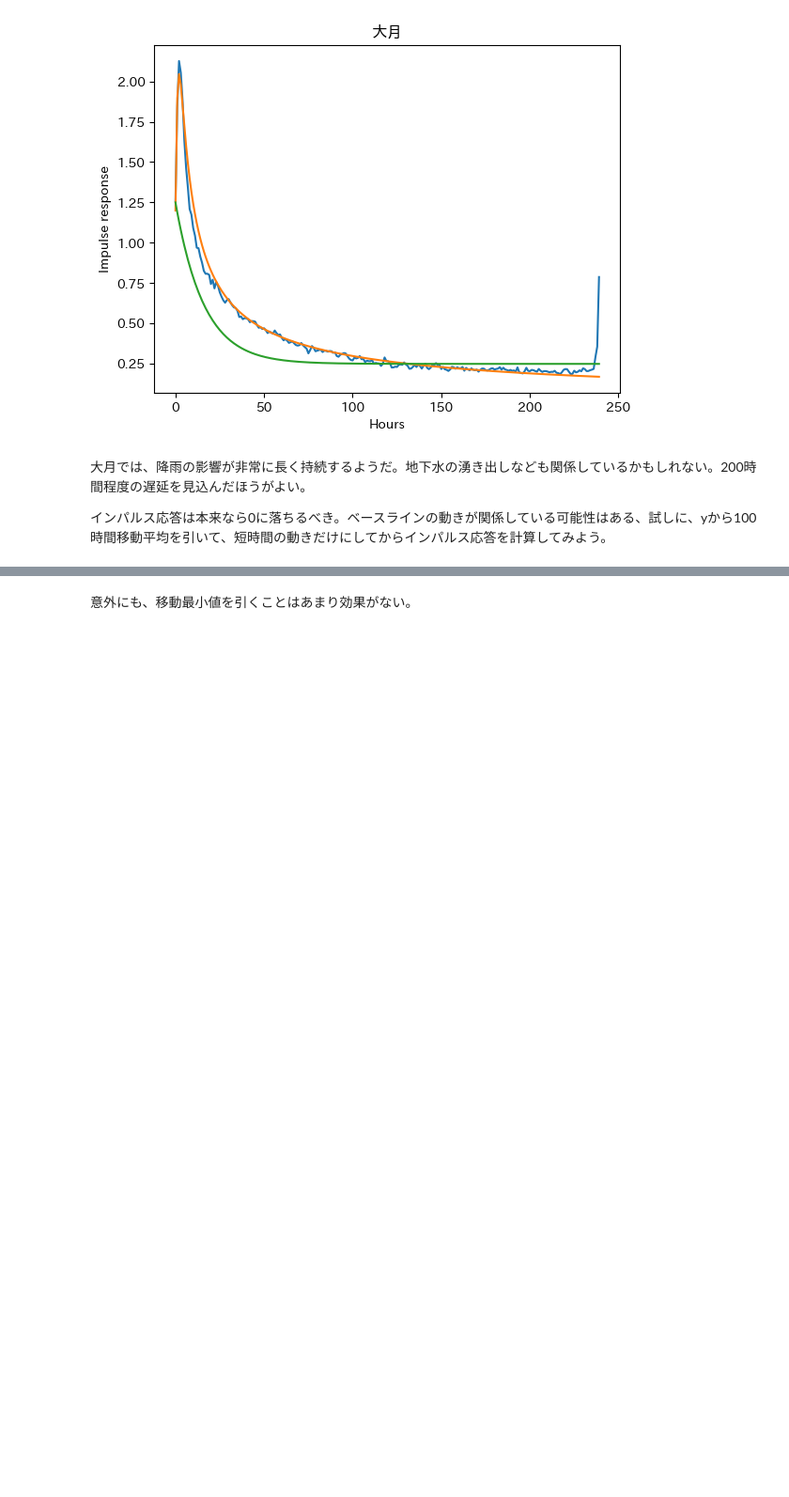
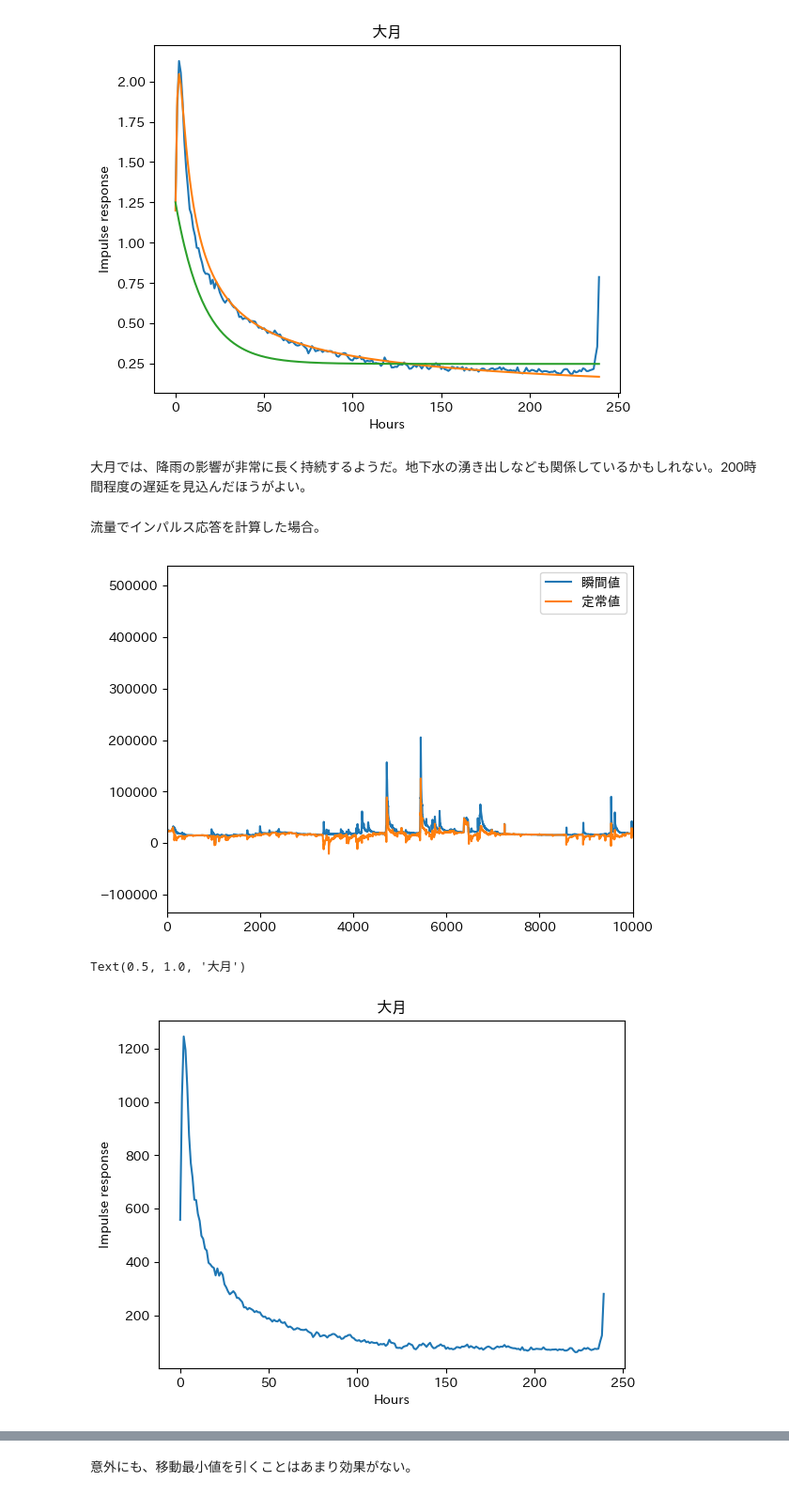
Before and after one commit to vitroid/yamanashi-water, a Jupyter notebook: level/level.ipynb, the cells around one changed output, grey strips where cells are left out. Shown at 94% size. Drawn from its saved outputs; the diff is of its cells as text; code cells hidden in the pictures; blank space fills up the shorter version.

```diff
--- a/level/level.ipynb
+++ b/level/level.ipynb
@@ -216,0 +235,7 @@ plt.xlim(datetime.date(2020, 6, 1), datetime.date(2020, 8, 30))
+# %%
+import pandas as pd
+
+大月流量 = pd.DataFrame()
+大月流量["datetime"] = 大月水位.datetime
+大月流量["大月流量"] = 大月水位.大月水位**2
+大月流量
@@ -248,5 +287,22 @@ Text(0.5, 1.0, '大月')
 [figure]
 # %% [markdown]
 大月では、降雨の影響が非常に長く持続するようだ。地下水の湧き出しなども関係しているかもしれない。200時間程度の遅延を見込んだほうがよい。
-
-インパルス応答は本来なら0に落ちるべき。ベースラインの動きが関係している可能性はある、試しに、yから100時間移動平均を引いて、短時間の動きだけにしてからインパルス応答を計算してみよう。
+# %% [markdown]
+流量でインパルス応答を計算した場合。
+# %%
+import matplotlib.pyplot as plt
+
+ticks = merge_rain_and_level(大月雨量, 大月流量)
+coef = regression(ticks.大月雨量, ticks.大月流量, lookback=24 * 10, ax=plt)
+plt.xlim(0, 10000)
+plt.legend()
+plt.show()
+plt.plot(coef[:-1])
+plt.xlabel("Hours")
+plt.ylabel("Impulse response")
+plt.title("大月")
+# plt.yscale("log")
+# %% [output]
+[figure, added]
+Text(0.5, 1.0, '大月')
+[figure, added]
```
Also changed, not shown: parts of 6 cells of this notebook, 16 other files.
